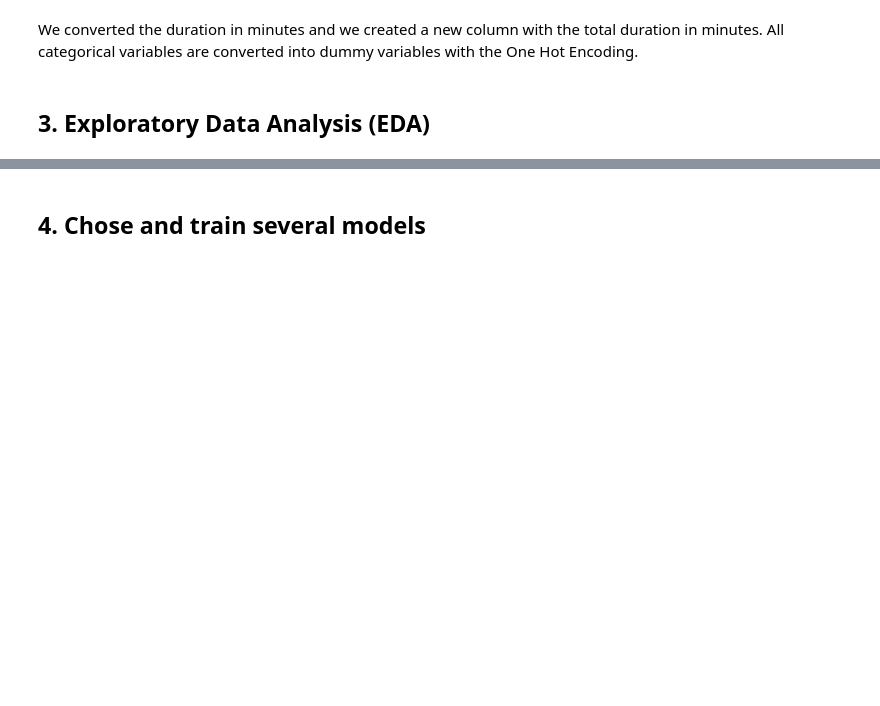
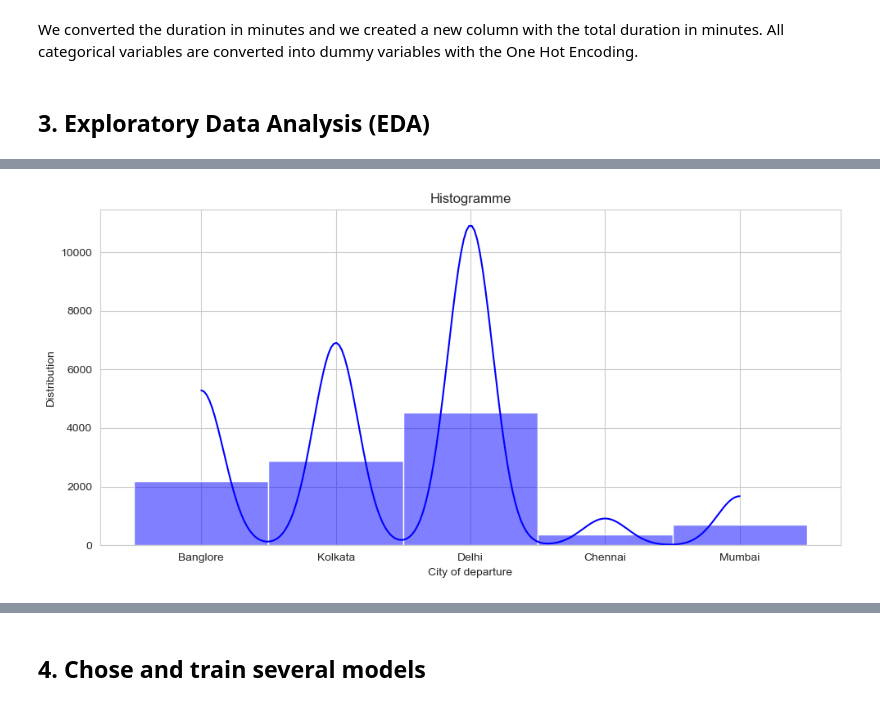
Before and after one commit to Sagbyy/flight-price-prediction-ML, a Jupyter notebook: notebook.ipynb, the cells around one changed output, grey strips where cells are left out. Drawn from its saved outputs; the diff is of its cells as text; code cells hidden in the pictures; blank space fills up the shorter version.

```diff
--- a/notebook.ipynb
+++ b/notebook.ipynb
@@ -88,0 +103,11 @@ We converted the duration in minutes and we created a new column with the total
+# %%
+plt.figure(figsize=(10, 5))
+sns.histplot(df["Source"], kde=True, color="blue")
+plt.title("Histogramme")
+plt.xlabel("City of departure")
+plt.ylabel("Distribution")
+plt.grid(True)
+plt.tight_layout()
+plt.show()
+# %% [output]
+[figure, added]
```
Also changed, not shown: parts of 9 cells of this notebook.
